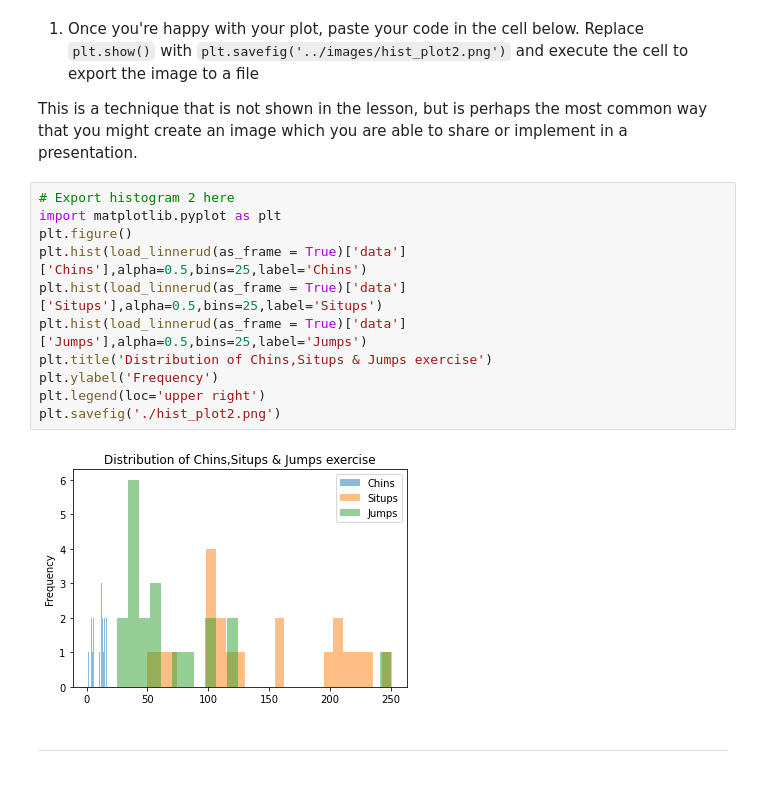
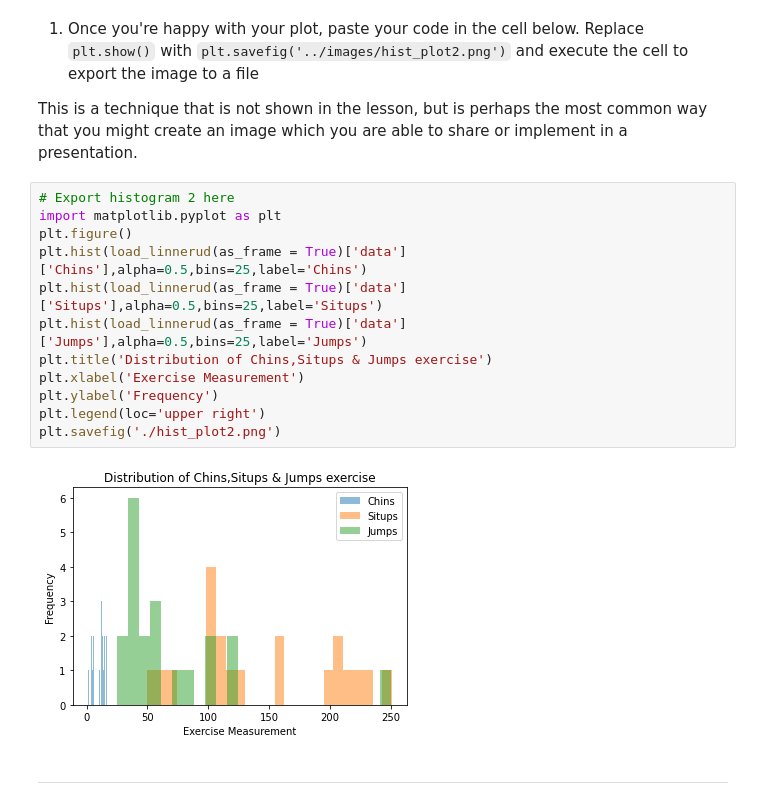
Before and after one commit to mangoAronica/ds-precourse-histograms, a Jupyter notebook: notebooks/histogram_challenges.ipynb, the cells around one changed output. Saved outputs shown, nothing was run; the diff lists cells and outputs as text.

```diff
--- a/notebooks/histogram_challenges.ipynb
+++ b/notebooks/histogram_challenges.ipynb
@@ -127,16 +130,17 @@ This is a technique that is not shown in the lesson, but is perhaps the most com
 # %%
 # Export histogram 2 here
 import matplotlib.pyplot as plt
 plt.figure()
 plt.hist(load_linnerud(as_frame = True)['data']['Chins'],alpha=0.5,bins=25,label='Chins')
 plt.hist(load_linnerud(as_frame = True)['data']['Situps'],alpha=0.5,bins=25,label='Situps')
 plt.hist(load_linnerud(as_frame = True)['data']['Jumps'],alpha=0.5,bins=25,label='Jumps')
 plt.title('Distribution of Chins,Situps & Jumps exercise')
+plt.xlabel('Exercise Measurement')
 plt.ylabel('Frequency')
 plt.legend(loc='upper right')
 plt.savefig('./hist_plot2.png')
 # %% [output]
-[figure, old version]
+[figure, new version]
 # %% [markdown]
 ---
 # %%
```
Also changed, not shown: parts of 5 cells of this notebook, 3 other files.
